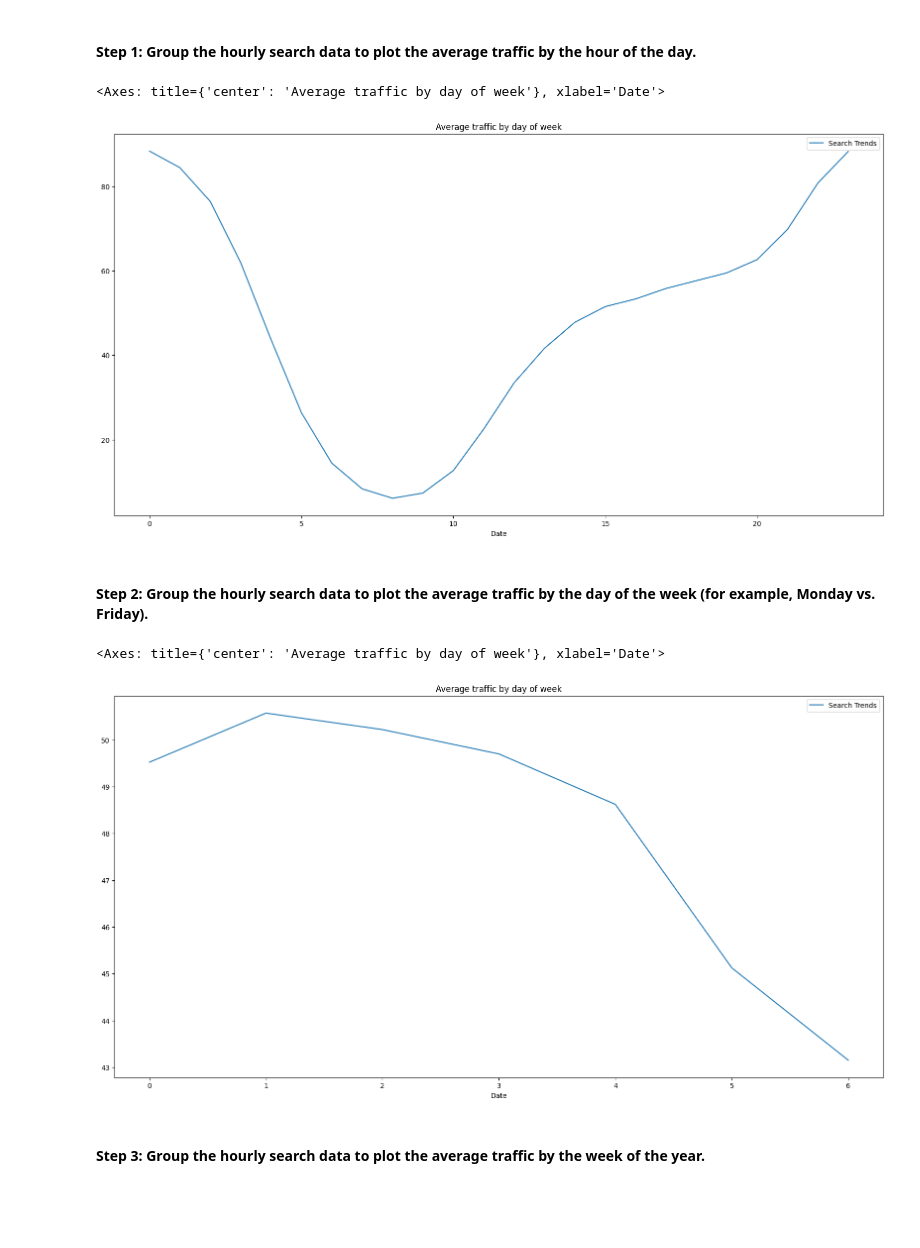
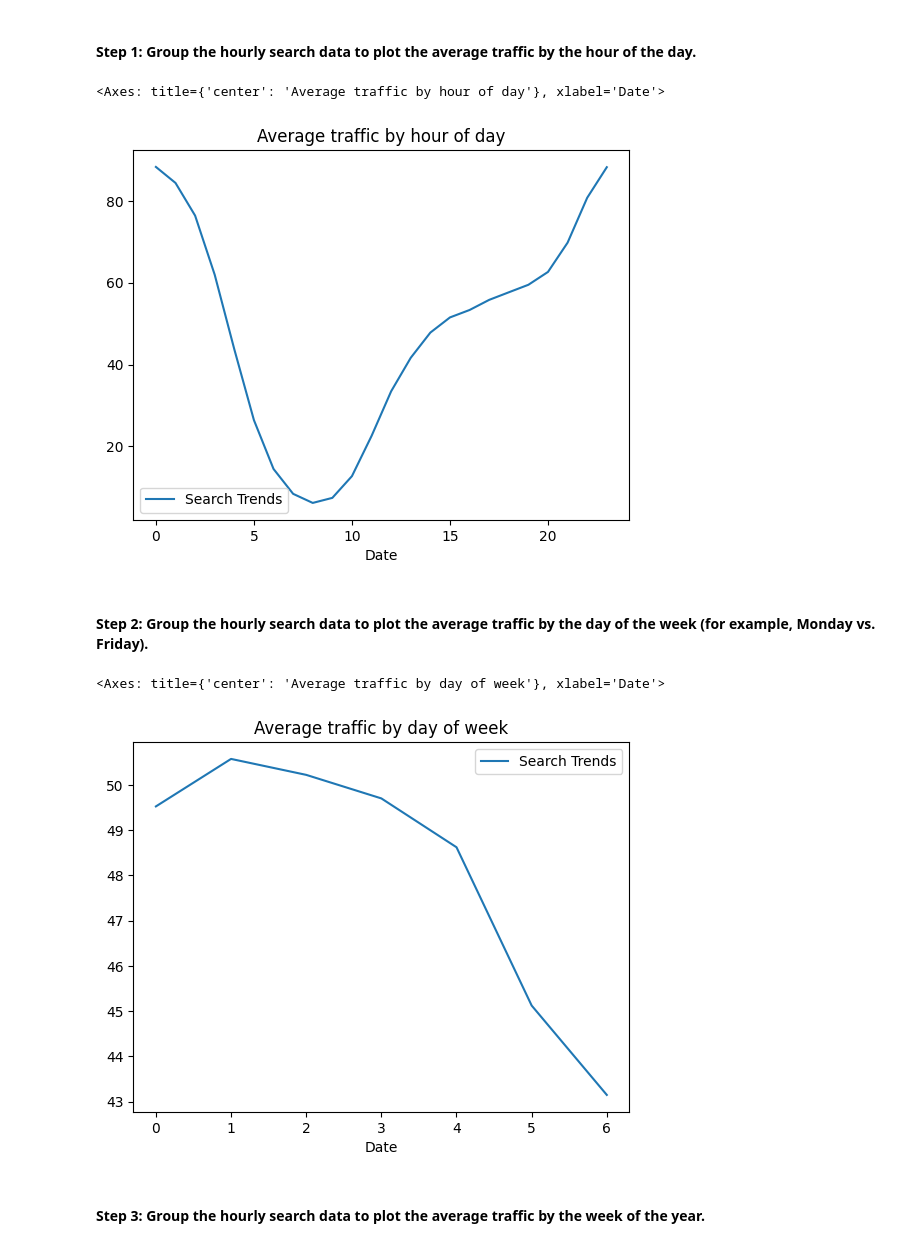
Before and after one commit to kramer2024/prophet-challenge, a Jupyter notebook: forecasting_net_prophet.ipynb, the cells around one changed output. Cells and saved outputs as stored; diff of their text form; code cells hidden in the pictures; blank space fills up the shorter version.

```diff
--- a/forecasting_net_prophet.ipynb
+++ b/forecasting_net_prophet.ipynb
@@ -157,23 +157,23 @@ To that end, you want to mine the search traffic data for predictable seasonal p
 # %% [markdown]
 #### Step 1: Group the hourly search data to plot the average traffic by the hour of the day.
 # %%
-# Group the hourly search data to plot the average traffic by the day of week
+# Group the hourly search data to plot the average traffic by hour of day
 df_mercado_hourly_trends = df_mercado_trends.groupby(df_mercado_trends.index.hour).mean()
 
-df_mercado_hourly_trends.plot(figsize= [20, 10], title= 'Average traffic by day of week')
+df_mercado_hourly_trends.plot(title = 'Average traffic by hour of day')
 # %% [output]
-<Axes: title={'center': 'Average traffic by day of week'}, xlabel='Date'>
+<Axes: title={'center': 'Average traffic by hour of day'}, xlabel='Date'>
-[figure, old version]
+[figure, new version]
 # %% [markdown]
 #### Step 2: Group the hourly search data to plot the average traffic by the day of the week (for example, Monday vs. Friday).
 # %%
 # Group the hourly search data to plot the average traffic by the day of week
 df_mercado_day_of_week_trends = df_mercado_trends.groupby(df_mercado_trends.index.dayofweek).mean()
 
-df_mercado_day_of_week_trends.plot(figsize= [20, 10], title= 'Average traffic by day of week')
+df_mercado_day_of_week_trends.plot(title = 'Average traffic by day of week')
 # %% [output]
 <Axes: title={'center': 'Average traffic by day of week'}, xlabel='Date'>
-[figure, old version]
+[figure, new version]
 # %% [markdown]
 #### Step 3: Group the hourly search data to plot the average traffic by the week of the year.
 # %%
```
Also changed, not shown: parts of 21 cells of this notebook, 9 other files.
